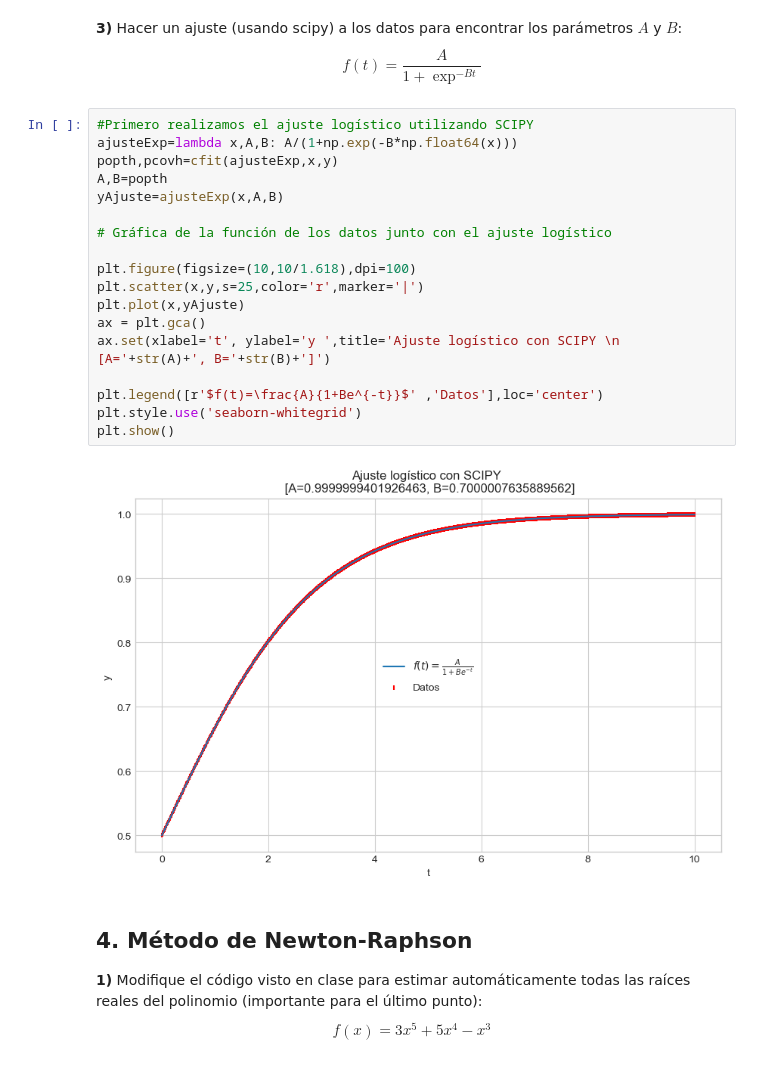
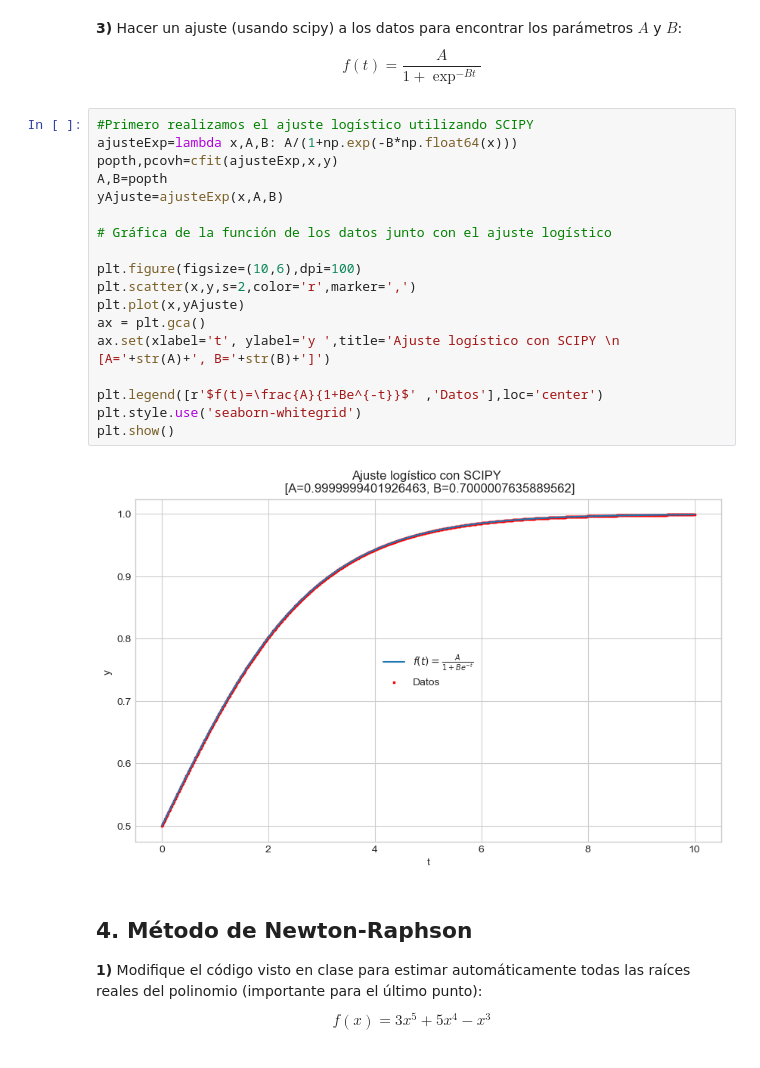
Before and after one commit to PachoDp13/Metodos_Computacionales, a Jupyter notebook: Talleres/Taller 1/Taller 1.ipynb, the cells around one changed output. Saved outputs shown, nothing was run; the diff lists cells and outputs as text.

```diff
--- a/Talleres/Taller 1/Taller 1.ipynb
+++ b/Talleres/Taller 1/Taller 1.ipynb
@@ -377,23 +368,23 @@ $$
 # %%
 #Primero realizamos el ajuste logístico utilizando SCIPY
 ajusteExp=lambda x,A,B: A/(1+np.exp(-B*np.float64(x)))
 popth,pcovh=cfit(ajusteExp,x,y)
 A,B=popth
 yAjuste=ajusteExp(x,A,B)
 
 # Gráfica de la función de los datos junto con el ajuste logístico
 
-plt.figure(figsize=(10,10/1.618),dpi=100)
-plt.scatter(x,y,s=25,color='r',marker='|')
+plt.figure(figsize=(10,6),dpi=100)
+plt.scatter(x,y,s=2,color='r',marker=',')
 plt.plot(x,yAjuste)
 ax = plt.gca()
 ax.set(xlabel='t', ylabel='y ',title='Ajuste logístico con SCIPY \n [A='+str(A)+', B='+str(B)+']')
 
 plt.legend([r'$f(t)=\frac{A}{1+Be^{-t}}$' ,'Datos'],loc='center')
 plt.style.use('seaborn-whitegrid')
 plt.show()
 # %% [output]
-[figure, old version]
+[figure, new version]
 # %% [markdown]
 ## 4. Método de Newton-Raphson
 **1)** Modifique el código visto en clase para estimar automáticamente todas las raíces reales del
```
Also changed, not shown: parts of 18 cells of this notebook.
